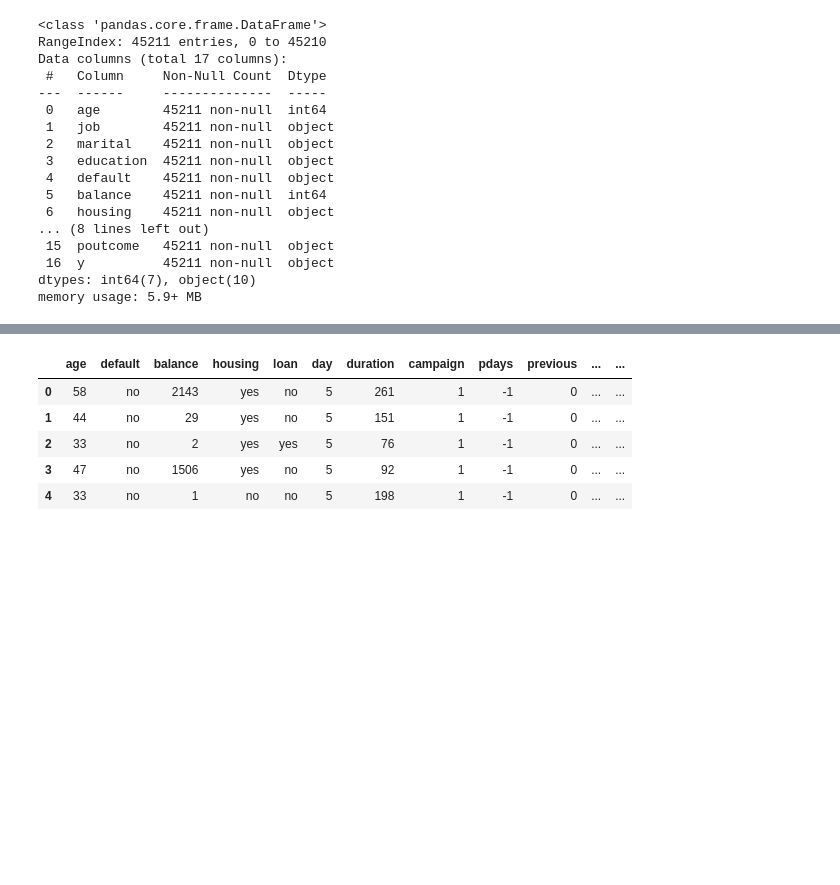
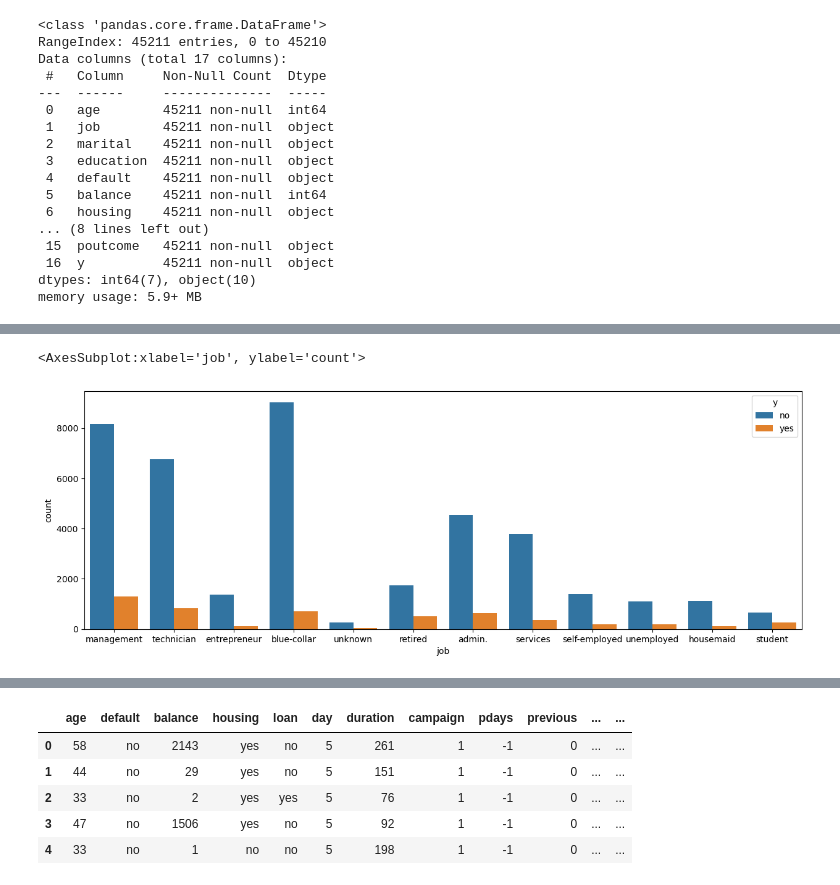
Before and after one commit to Kishore5123/Logistic-Regression-, a Jupyter notebook: Logistic Regression (Bank Full.csv).ipynb, the cells around one changed output, grey strips where cells are left out. Drawn from its saved outputs; the diff is of its cells as text; code cells hidden in the pictures; blank space fills up the shorter version.

```diff
--- a/Logistic Regression (Bank Full.csv).ipynb
+++ b/Logistic Regression (Bank Full.csv).ipynb
@@ -52,0 +60,6 @@ memory usage: 5.9+ MB
+# %%
+plt.figure(figsize=(15,5))
+sns.countplot(x="job",data=bdata,hue = 'y')
+# %% [output]
+<AxesSubplot:xlabel='job', ylabel='count'>
+[figure, added]
```
Also changed, not shown: parts of 14 cells of this notebook.
